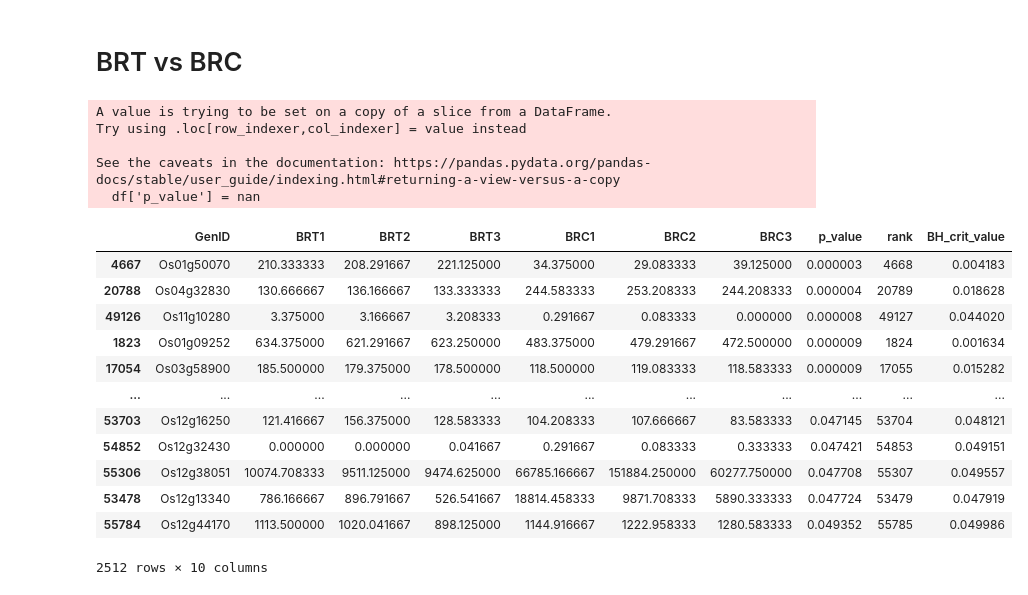
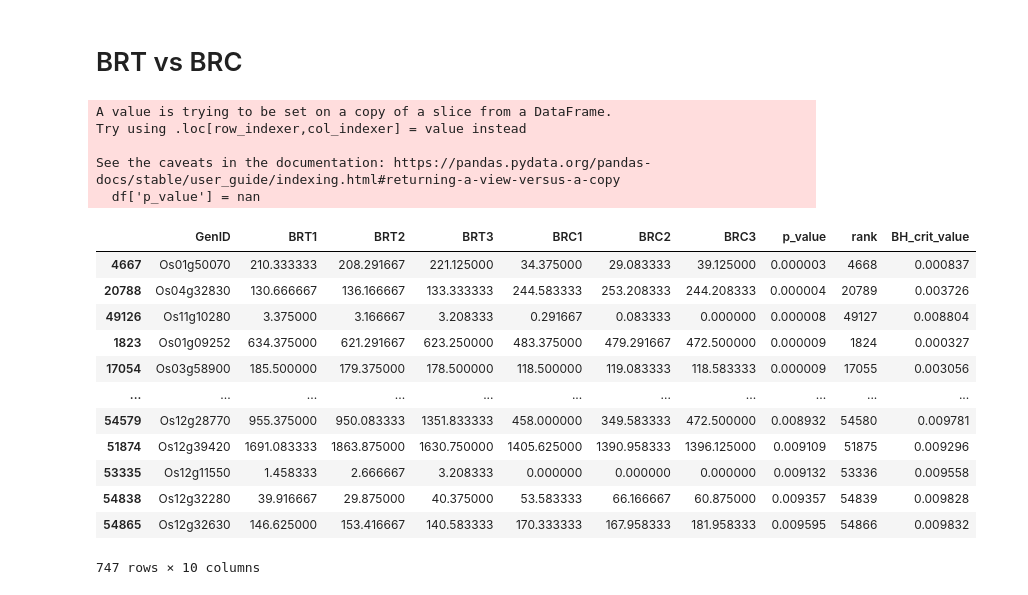
Before and after one commit to MahdeeMushfiqueKamal/cBLAST-AssignedTasks, a Jupyter notebook: task4.ipynb, the cells around one changed output. Saved outputs shown, nothing was run; the diff lists cells and outputs as text; code cells hidden in the pictures.

```diff
--- a/task4.ipynb
+++ b/task4.ipynb
@@ -10,7 +10,7 @@ from quantile_norm import *
 raw_data = pd.read_csv('rna_data.csv', header=0, low_memory=False)
 DEGs = list()
 N = len(raw_data)
-alpha = 0.05
+alpha = 0.01
 # %% [markdown]
 # Normalization
 # %%
@@ -174,38 +174,38 @@ See the caveats in the documentation: https://pandas.pydata.org/pandas-docs/stab
 # %%
 #BLT1,BLT2,BLT3,BLC1,BLC2,BLC3
 df = raw_data[['GenID','BRT1','BRT2','BRT3','BRC1','BRC2','BRC3']]
 df['p_value'] = nan
 
 # Vialone Nano - Leaf
 data_set1 = df[['BRT1','BRT2','BRT3']].to_numpy()
 data_set2 = df[['BRC1','BRC2','BRC3']].to_numpy()
 
 for i in range(len(df)):
     df.at[i,'p_value'] =  ttest_ind(data_set1[i], data_set2[i])[1]
 
 df = df.sort_values("p_value")
 df['rank'] = df.index + 1
 df['BH_crit_value'] = (df['rank'] * alpha) / N
 
 df = df[df['p_value'] < df['BH_crit_value']]
-DEGs += df['GenID'].to_list()
+BR_DEG = df['GenID'].to_list()
 df
 # %% [output]
 A value is trying to be set on a copy of a slice from a DataFrame.
 Try using .loc[row_indexer,col_indexer] = value instead
 
 See the caveats in the documentation: https://pandas.pydata.org/pandas-docs/stable/user_guide/indexing.html#returning-a-view-versus-a-copy
   df['p_value'] = nan
 |  | GenID | BRT1 | BRT2 | BRT3 | BRC1 | BRC2 | BRC3 | p_value | rank | BH_crit_value |
-| 4667 | Os01g50070 | 210.333333 | 208.291667 | 221.125000 | 34.375000 | 29.083333 | 39.125000 | 0.000003 | 4668 | 0.004183 |
-| 20788 | Os04g32830 | 130.666667 | 136.166667 | 133.333333 | 244.583333 | 253.208333 | 244.208333 | 0.000004 | 20789 | 0.018628 |
-| 49126 | Os11g10280 | 3.375000 | 3.166667 | 3.208333 | 0.291667 | 0.083333 | 0.000000 | 0.000008 | 49127 | 0.044020 |
-| 1823 | Os01g09252 | 634.375000 | 621.291667 | 623.250000 | 483.375000 | 479.291667 | 472.500000 | 0.000009 | 1824 | 0.001634 |
-| 17054 | Os03g58900 | 185.500000 | 179.375000 | 178.500000 | 118.500000 | 119.083333 | 118.583333 | 0.000009 | 17055 | 0.015282 |
+| 4667 | Os01g50070 | 210.333333 | 208.291667 | 221.125000 | 34.375000 | 29.083333 | 39.125000 | 0.000003 | 4668 | 0.000837 |
+| 20788 | Os04g32830 | 130.666667 | 136.166667 | 133.333333 | 244.583333 | 253.208333 | 244.208333 | 0.000004 | 20789 | 0.003726 |
+| 49126 | Os11g10280 | 3.375000 | 3.166667 | 3.208333 | 0.291667 | 0.083333 | 0.000000 | 0.000008 | 49127 | 0.008804 |
+| 1823 | Os01g09252 | 634.375000 | 621.291667 | 623.250000 | 483.375000 | 479.291667 | 472.500000 | 0.000009 | 1824 | 0.000327 |
+| 17054 | Os03g58900 | 185.500000 | 179.375000 | 178.500000 | 118.500000 | 119.083333 | 118.583333 | 0.000009 | 17055 | 0.003056 |
 | ... | ... | ... | ... | ... | ... | ... | ... | ... | ... | ... |
-| 53703 | Os12g16250 | 121.416667 | 156.375000 | 128.583333 | 104.208333 | 107.666667 | 83.583333 | 0.047145 | 53704 | 0.048121 |
-| 54852 | Os12g32430 | 0.000000 | 0.000000 | 0.041667 | 0.291667 | 0.083333 | 0.333333 | 0.047421 | 54853 | 0.049151 |
-| 55306 | Os12g38051 | 10074.708333 | 9511.125000 | 9474.625000 | 66785.166667 | 151884.250000 | 60277.750000 | 0.047708 | 55307 | 0.049557 |
-| 53478 | Os12g13340 | 786.166667 | 896.791667 | 526.541667 | 18814.458333 | 9871.708333 | 5890.333333 | 0.047724 | 53479 | 0.047919 |
-| 55784 | Os12g44170 | 1113.500000 | 1020.041667 | 898.125000 | 1144.916667 | 1222.958333 | 1280.583333 | 0.049352 | 55785 | 0.049986 |
+| 54579 | Os12g28770 | 955.375000 | 950.083333 | 1351.833333 | 458.000000 | 349.583333 | 472.500000 | 0.008932 | 54580 | 0.009781 |
+| 51874 | Os12g39420 | 1691.083333 | 1863.875000 | 1630.750000 | 1405.625000 | 1390.958333 | 1396.125000 | 0.009109 | 51875 | 0.009296 |
+| 53335 | Os12g11550 | 1.458333 | 2.666667 | 3.208333 | 0.000000 | 0.000000 | 0.000000 | 0.009132 | 53336 | 0.009558 |
+| 54838 | Os12g32280 | 39.916667 | 29.875000 | 40.375000 | 53.583333 | 66.166667 | 60.875000 | 0.009357 | 54839 | 0.009828 |
+| 54865 | Os12g32630 | 146.625000 | 153.416667 | 140.583333 | 170.333333 | 167.958333 | 181.958333 | 0.009595 | 54866 | 0.009832 |
-2512 rows × 10 columns
+747 rows × 10 columns
```
Also changed, not shown: parts of 11 cells of this notebook, 2 other files.
